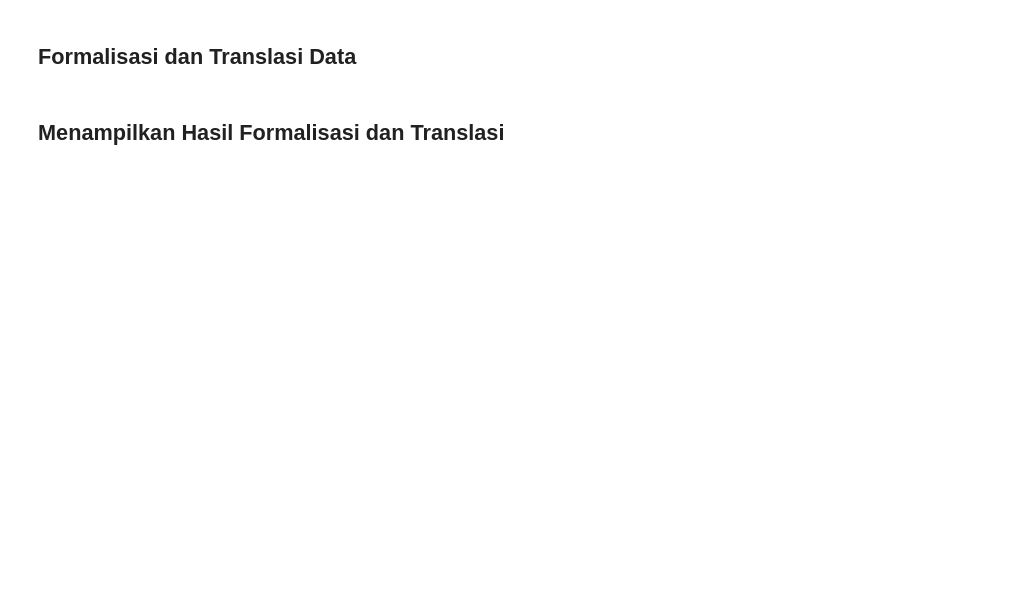
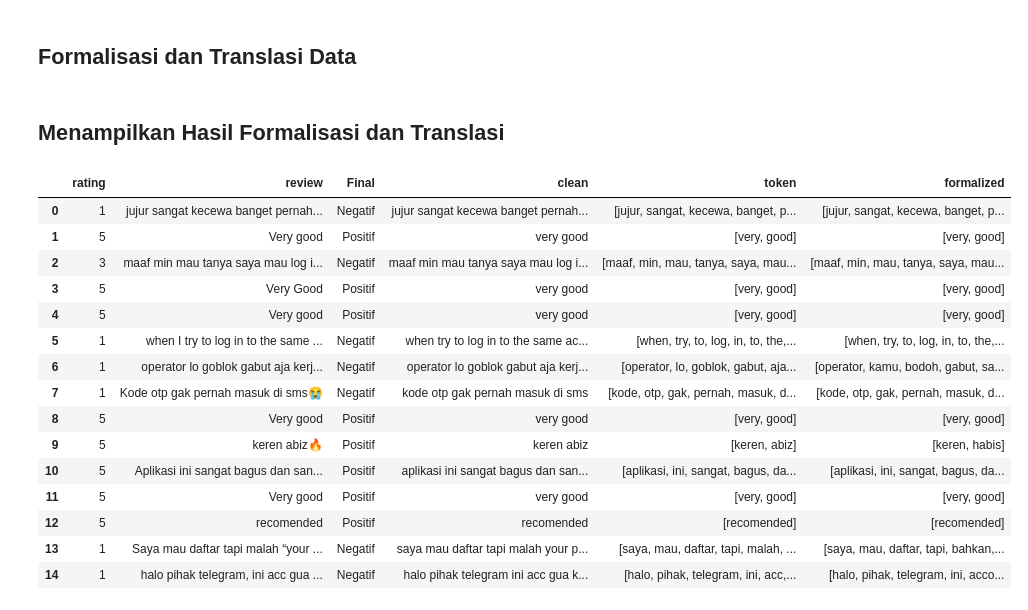
Before and after one commit to vaniasahdaa/skripsi, a Jupyter notebook: Preprocessing/preprocessing_case_folding.ipynb, the cells around one changed output. Cells and saved outputs as stored; diff of their text form; code cells hidden in the pictures; blank space fills up the shorter version.

```diff
--- a/Preprocessing/preprocessing_case_folding.ipynb
+++ b/Preprocessing/preprocessing_case_folding.ipynb
@@ -145,7 +144,7 @@ telegram_review.head(15)
 # %%
 def formalization_translation(text):
     # Membaca dataset dari dua file dataset
-    with open("combined_root_words.txt", "combined_slang_words.txt", "r") as file:
+    with open("combined_slang_words.txt", "r") as file:
         dataset = eval(file.read())
 
     # Create a regular expression pattern to match keys from the dataset
@@ -166,3 +165,24 @@ def formalization_translation(text):
     return content
 # %% [markdown]
 ## Menampilkan Hasil Formalisasi dan Translasi
+# %%
+telegram_review['formalized'] = [formalization_translation(i) for i in review]
+review = telegram_review['formalized']
+telegram_review.head(15)
+# %% [output]
+|  | rating | review | Final | clean | token | formalized |
+| 0 | 1 | jujur sangat kecewa banget pernah... | Negatif | jujur sangat kecewa banget pernah... | [jujur, sangat, kecewa, banget, p... | [jujur, sangat, kecewa, banget, p... |
+| 1 | 5 | Very good | Positif | very good | [very, good] | [very, good] |
+| 2 | 3 | maaf min mau tanya saya mau log i... | Negatif | maaf min mau tanya saya mau log i... | [maaf, min, mau, tanya, saya, mau... | [maaf, min, mau, tanya, saya, mau... |
+| 3 | 5 | Very Good | Positif | very good | [very, good] | [very, good] |
+| 4 | 5 | Very good | Positif | very good | [very, good] | [very, good] |
+| 5 | 1 | when I try to log in to the same ... | Negatif | when try to log in to the same ac... | [when, try, to, log, in, to, the,... | [when, try, to, log, in, to, the,... |
+| 6 | 1 | operator lo goblok gabut aja kerj... | Negatif | operator lo goblok gabut aja kerj... | [operator, lo, goblok, gabut, aja... | [operator, kamu, bodoh, gabut, sa... |
+| 7 | 1 | Kode otp gak pernah masuk di sms😭 | Negatif | kode otp gak pernah masuk di sms | [kode, otp, gak, pernah, masuk, d... | [kode, otp, gak, pernah, masuk, d... |
+| 8 | 5 | Very good | Positif | very good | [very, good] | [very, good] |
+| 9 | 5 | keren abiz🔥 | Positif | keren abiz | [keren, abiz] | [keren, habis] |
+| 10 | 5 | Aplikasi ini sangat bagus dan san... | Positif | aplikasi ini sangat bagus dan san... | [aplikasi, ini, sangat, bagus, da... | [aplikasi, ini, sangat, bagus, da... |
+| 11 | 5 | Very good | Positif | very good | [very, good] | [very, good] |
+| 12 | 5 | recomended | Positif | recomended | [recomended] | [recomended] |
+| 13 | 1 | Saya mau daftar tapi malah “your ... | Negatif | saya mau daftar tapi malah your p... | [saya, mau, daftar, tapi, malah, ... | [saya, mau, daftar, tapi, bahkan,... |
+| 14 | 1 | halo pihak telegram, ini acc gua ... | Negatif | halo pihak telegram ini acc gua k... | [halo, pihak, telegram, ini, acc,... | [halo, pihak, telegram, ini, acco... |
```
Also changed, not shown: parts of 4 cells of this notebook, 2 other files.
